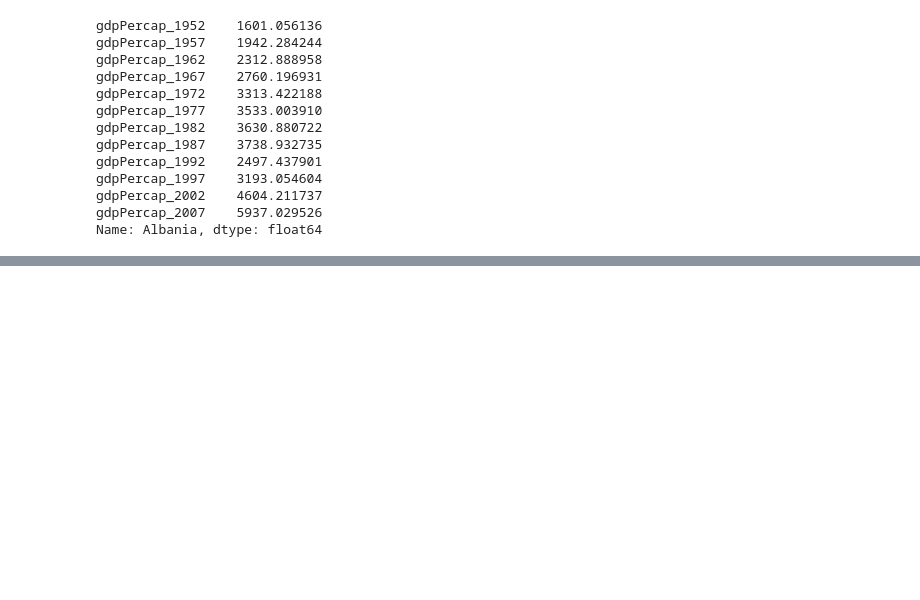
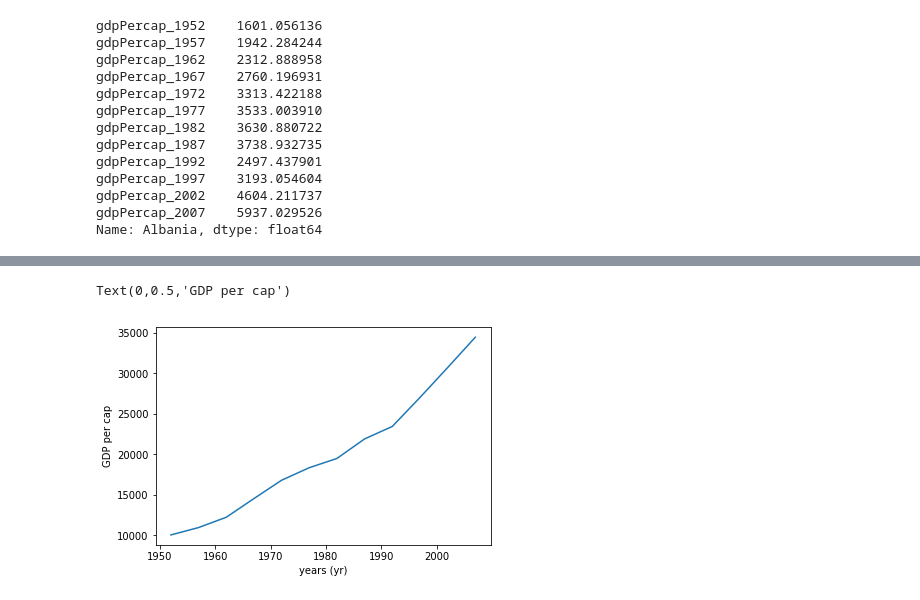
Before and after one commit to sjp1018/Python-Day2, a Jupyter notebook: code/Day2_code.ipynb, the cells around one changed output, grey strips where cells are left out. Cells and saved outputs as stored; diff of their text form; code cells hidden in the pictures; blank space fills up the shorter version.

```diff
--- a/code/Day2_code.ipynb
+++ b/code/Day2_code.ipynb
@@ -89,0 +120,7 @@ Name: Albania, dtype: float64
+# %%
+data.loc["Australia"].plot()
+plt.xlabel("years (yr)")
+plt.ylabel("GDP per cap")
+# %% [output]
+Text(0,0.5,'GDP per cap')
+[figure, added]
```
Also changed, not shown: parts of 11 cells of this notebook.
